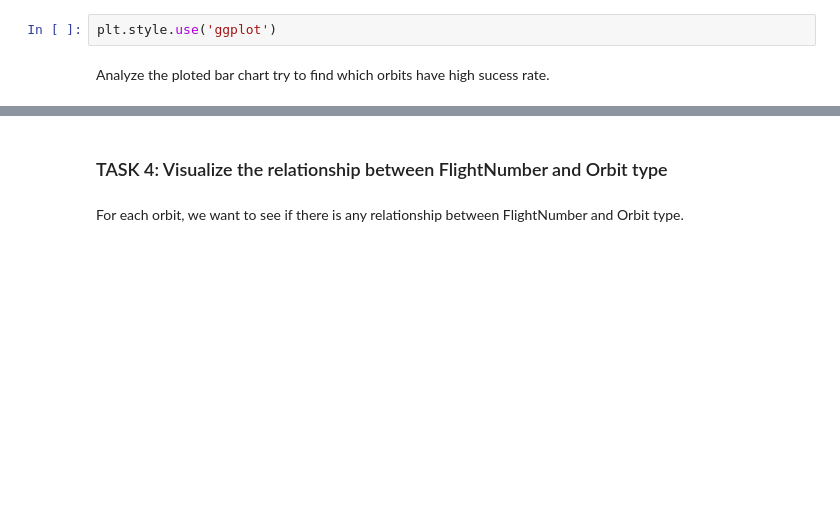
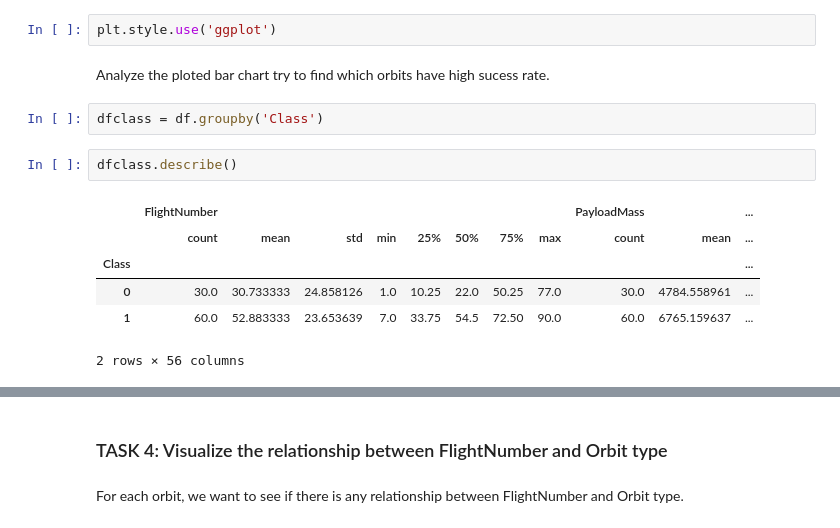
Before and after one commit to JAMESCUDERO/Marathon, a Jupyter notebook: 5_EDA_with_Data_Visualisation.ipynb, the cells around one changed output, grey strips where cells are left out. Saved outputs shown, nothing was run; the diff lists cells and outputs as text; blank space fills up the shorter version.

```diff
--- a/5_EDA_with_Data_Visualisation.ipynb
+++ b/5_EDA_with_Data_Visualisation.ipynb
@@ -250,3 +250,14 @@ WARNING:matplotlib.legend:No artists with labels found to put in legend.  Note t
 plt.style.use('ggplot')
 # %% [markdown]
 Analyze the ploted bar chart try to find which orbits have high sucess rate.
+# %%
+dfclass = df.groupby('Class')
+# %%
+dfclass.describe()
+# %% [output]
+|  | FlightNumber |  |  |  |  |  |  |  | PayloadMass |  | ... |
+|  | count | mean | std | min | 25% | 50% | 75% | max | count | mean | ... |
+| Class |  |  |  |  |  |  |  |  |  |  | ... |
+| 0 | 30.0 | 30.733333 | 24.858126 | 1.0 | 10.25 | 22.0 | 50.25 | 77.0 | 30.0 | 4784.558961 | ... |
+| 1 | 60.0 | 52.883333 | 23.653639 | 7.0 | 33.75 | 54.5 | 72.50 | 90.0 | 60.0 | 6765.159637 | ... |
+2 rows × 56 columns
```
Also changed, not shown: parts of 13 cells of this notebook.
